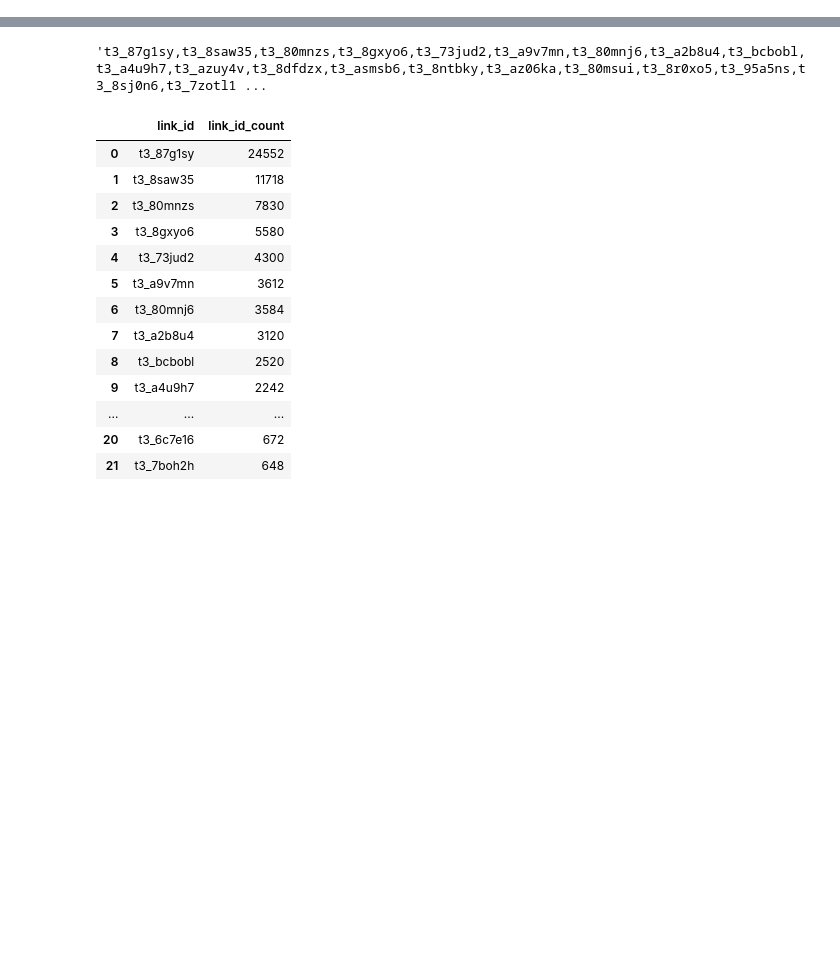
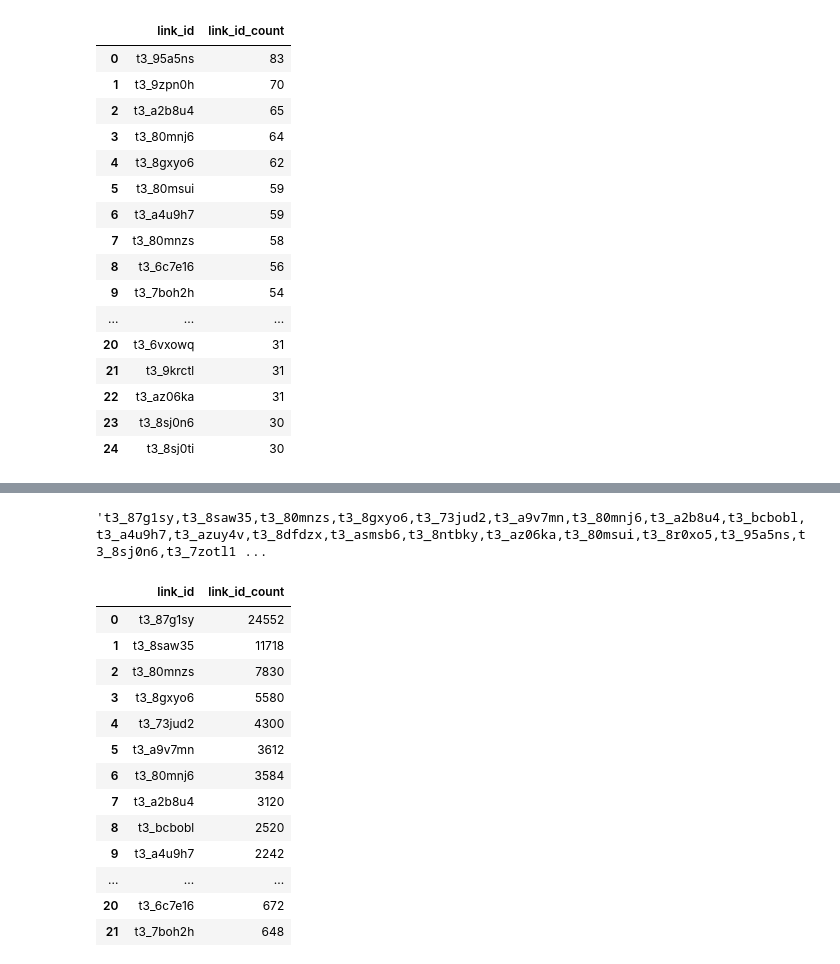
Before and after one commit to andrewbierbaum/InsightProject, a Jupyter notebook: RandomAndWorking.ipynb, the cells around one changed output, grey strips where cells are left out. Drawn from its saved outputs; the diff is of its cells as text; code cells hidden in the pictures; blank space fills up the shorter version.

```diff
--- a/RandomAndWorking.ipynb
+++ b/RandomAndWorking.ipynb
@@ -47,0 +94,21 @@ df
+# %%
+df_cross_posts = pandas.read_sql("SELECT Reddit_flutter.link_id, count(*) as link_id_count FROM Reddit_flutter GROUP BY Reddit_flutter.link_id ORDER BY link_id_count DESC LIMIT 25", conn)
+df_cross_posts
+# %% [output]
+|  | link_id | link_id_count |
+| 0 | t3_95a5ns | 83 |
+| 1 | t3_9zpn0h | 70 |
+| 2 | t3_a2b8u4 | 65 |
+| 3 | t3_80mnj6 | 64 |
+| 4 | t3_8gxyo6 | 62 |
+| 5 | t3_80msui | 59 |
+| 6 | t3_a4u9h7 | 59 |
+| 7 | t3_80mnzs | 58 |
+| 8 | t3_6c7e16 | 56 |
+| 9 | t3_7boh2h | 54 |
+| ... | ... | ... |
+| 20 | t3_6vxowq | 31 |
+| 21 | t3_9krctl | 31 |
+| 22 | t3_az06ka | 31 |
+| 23 | t3_8sj0n6 | 30 |
+| 24 | t3_8sj0ti | 30 |
```
Also changed, not shown: parts of 4 cells of this notebook, 2 other files.
